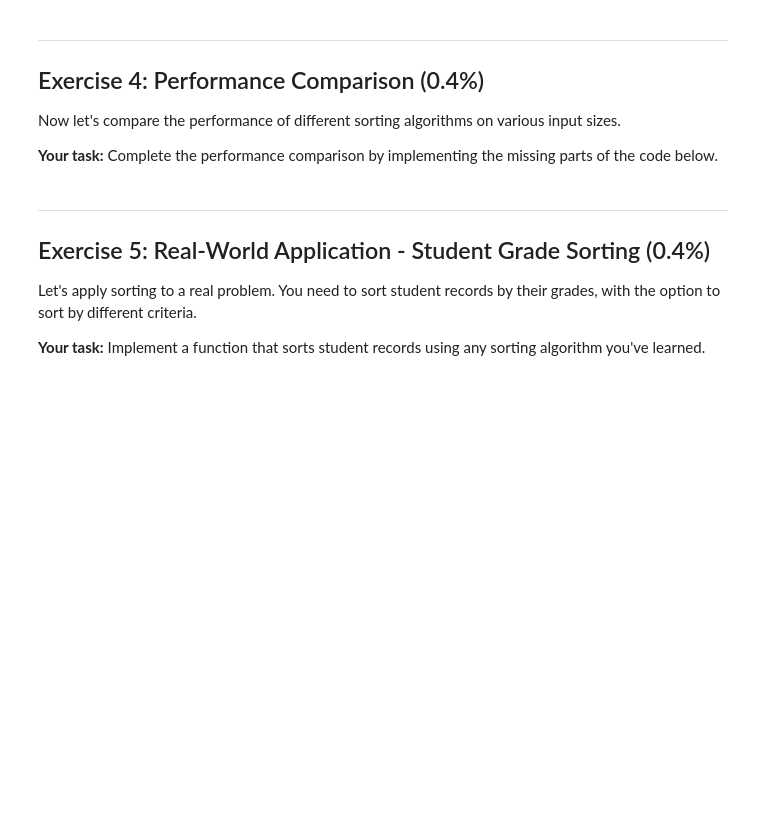
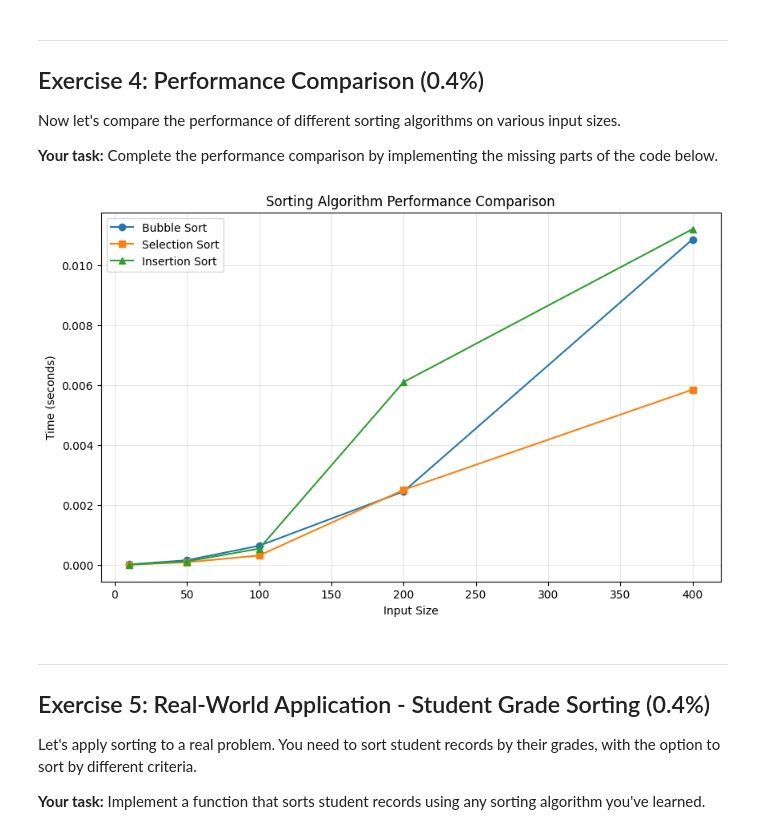
Before and after one commit to algale213/git-lesson, a Jupyter notebook: colab_lab1_algale.ipynb, the cells around one changed output. Saved outputs shown, nothing was run; the diff lists cells and outputs as text; code cells hidden in the pictures; blank space fills up the shorter version.

```diff
--- a/colab_lab1_algale.ipynb
+++ b/colab_lab1_algale.ipynb
@@ -192,7 +192,16 @@ def insertion_sort(lst):
     # and shift elements to make room for it
 
     # YOUR CODE HERE
-    pass
+    n = len(lst)
+
+    i = 0           # Initialize i index to check all values of the list, each value of i is one pass through all remaining cards
+    while i < n:    # Continue iterations up to the end of the list (max index is one less than the length since index starts at 0)
+      j = i         # Initialize j index to compare all values from the last one to the previous ones
+      while j > 0 and lst[j - 1] > lst[j]:    # Continue looping through all earlier list values checking if a earlier value is greater than the one checked
+        lst[j - 1], lst[j] = lst[j], lst[j - 1] # Swap values when a lower index value is less than the one checked against
+        j -= 1      # Decrement j index to check the next set of lower values in the list
+      i += 1        # Increment the outer index when the inner while loop is completed
+
 
 # Test your implementation
 test_list = [12, 11, 13, 5, 6]
@@ -240,8 +254,26 @@ def bubble_sort_with_count(lst):
     # Remember to increment comparison_count each time you compare two elements
 
     # YOUR CODE HERE
+    lst = lst.copy() # Copy the input list
+    print(f"Starting list: {lst}")  # Show the list before sorting
 
+    for i in range(n):  # Pass through the entire list
+        swapped = False # Flag indicating if swaps occurred
+        for j in range(0, n-i-1):
+            if lst[j] > lst[j+1]:   # Check if they are out of order (later larger than earlier items)
+                comparison_count += 1   # Increment counter for each comparison
+                lst[j], lst[j+1] = lst[j+1], lst[j] # Since out of order, swap them
+                swapped = True # When swaps occured
+                # print(f"Swapped {lst[j+1]} and {lst[j]}: {lst}")
+
+        if not swapped:
+            break   # No swaps were made after a full pass, so already sorted
+
+    print(f"Final sorted list: {lst}")  # Print to confirm
     return lst, comparison_count
+
+
+
 
 # Test your implementation
 test_sizes = [5, 10, 20, 30]
@@ -293,34 +343,39 @@ def compare_sorting_algorithms(sizes=[10, 50, 100, 200, 400]):
                 break
 
     for size in sizes:
         # Generate a random list for testing
         test_list = generate_random_list(size)
 
         # TODO: Time each sorting algorithm on the same list
         # Use the time_sort helper function defined earlier
 
+
         # YOUR CODE HERE
         # Hint: results['bubble'].append(time_sort(bubble_sort, test_list))
 
-        pass
+        results['bubble'].append(time_sort(bubble_sort, test_list))
+        results['selection'].append(time_sort(selection_sort, test_list))
+        results['insertion'].append(time_sort(insertion_sort, test_list))
 
     return results, sizes
 
 # Run the comparison
 results, sizes = compare_sorting_algorithms()
 
 # Visualize the results
 if results['bubble']:  # Check if results were collected
     plt.figure(figsize=(10, 6))
     plt.plot(sizes, results['bubble'], 'o-', label='Bubble Sort')
     plt.plot(sizes, results['selection'], 's-', label='Selection Sort')
     plt.plot(sizes, results['insertion'], '^-', label='Insertion Sort')
     plt.xlabel('Input Size')
     plt.ylabel('Time (seconds)')
     plt.title('Sorting Algorithm Performance Comparison')
     plt.legend()
     plt.grid(True, alpha=0.3)
     plt.show()
+# %% [output]
+[figure, added]
 # %% [markdown]
 ---
 ## Exercise 5: Real-World Application - Student Grade Sorting (0.4%)
```
Also changed, not shown: parts of 5 cells of this notebook.
